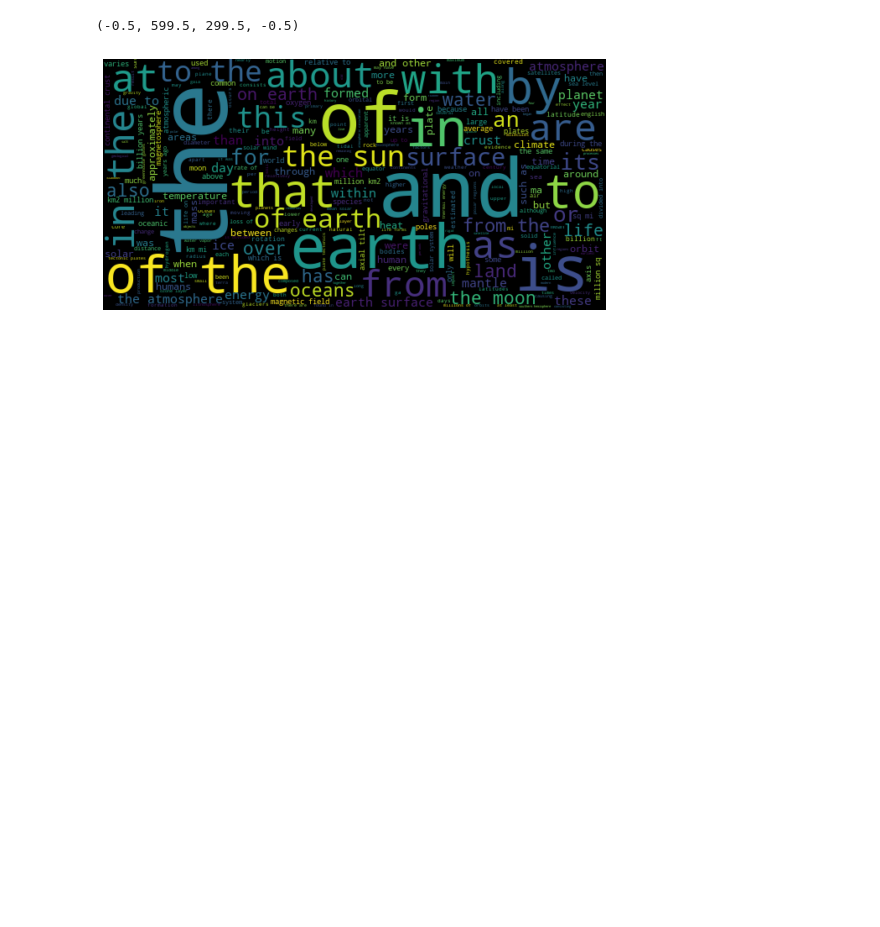
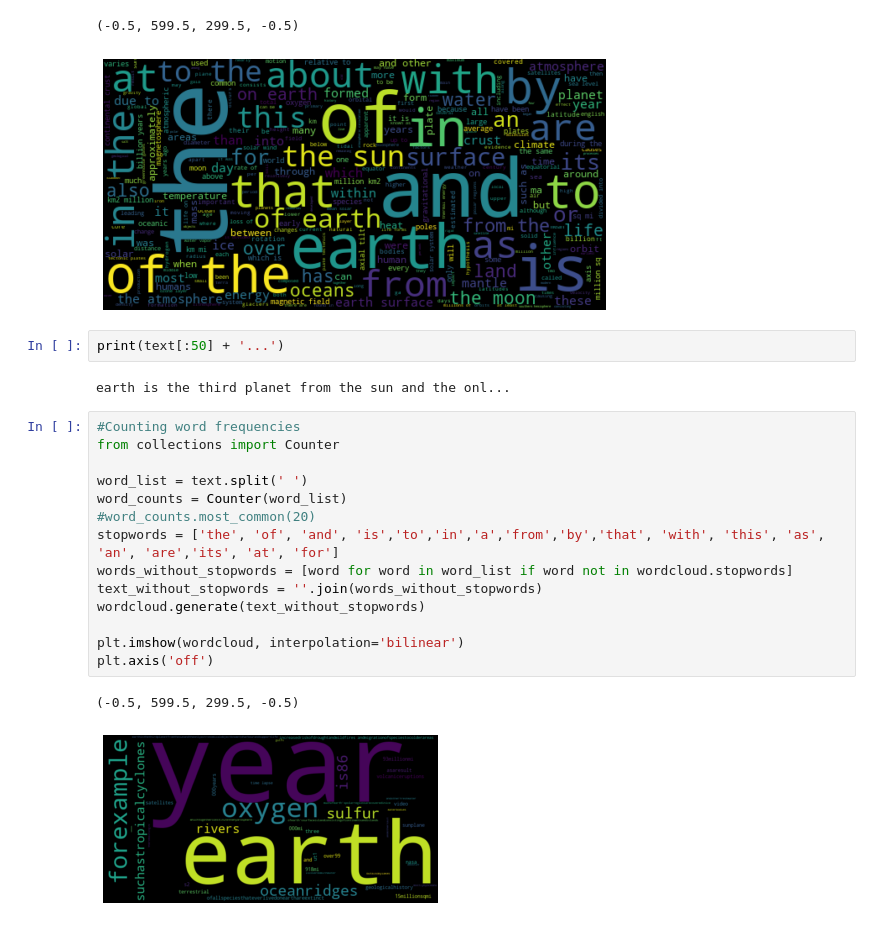
Before and after one commit to Eddy-123/natural-language-processing, a Jupyter notebook: WordCloud.ipynb, the cells around one changed output. Drawn from its saved outputs; the diff is of its cells as text; blank space fills up the shorter version.

```diff
--- a/WordCloud.ipynb
+++ b/WordCloud.ipynb
@@ -49,3 +49,24 @@ plt.axis('off')
 # %% [output]
 (-0.5, 599.5, 299.5, -0.5)
 [figure]
+# %%
+print(text[:50] + '...')
+# %% [output]
+earth is the third planet from the sun and the onl...
+# %%
+#Counting word frequencies
+from collections import Counter
+
+word_list = text.split(' ')
+word_counts = Counter(word_list)
+#word_counts.most_common(20)
+stopwords = ['the', 'of', 'and', 'is','to','in','a','from','by','that', 'with', 'this', 'as', 'an', 'are','its', 'at', 'for']
+words_without_stopwords = [word for word in word_list if word not in wordcloud.stopwords]
+text_without_stopwords = ''.join(words_without_stopwords)
+wordcloud.generate(text_without_stopwords)
+
+plt.imshow(wordcloud, interpolation='bilinear')
+plt.axis('off')
+# %% [output]
+(-0.5, 599.5, 299.5, -0.5)
+[figure, added]
```
